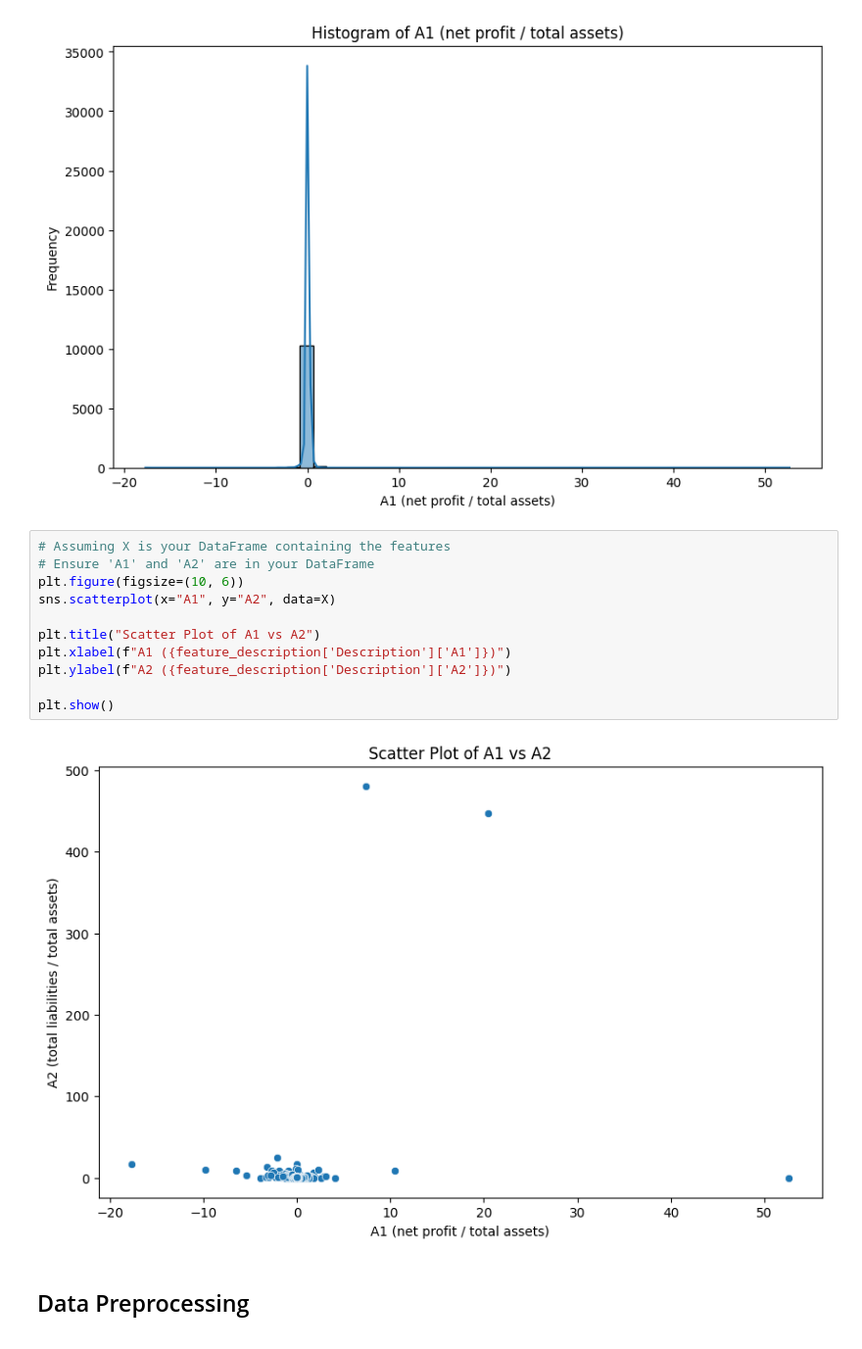
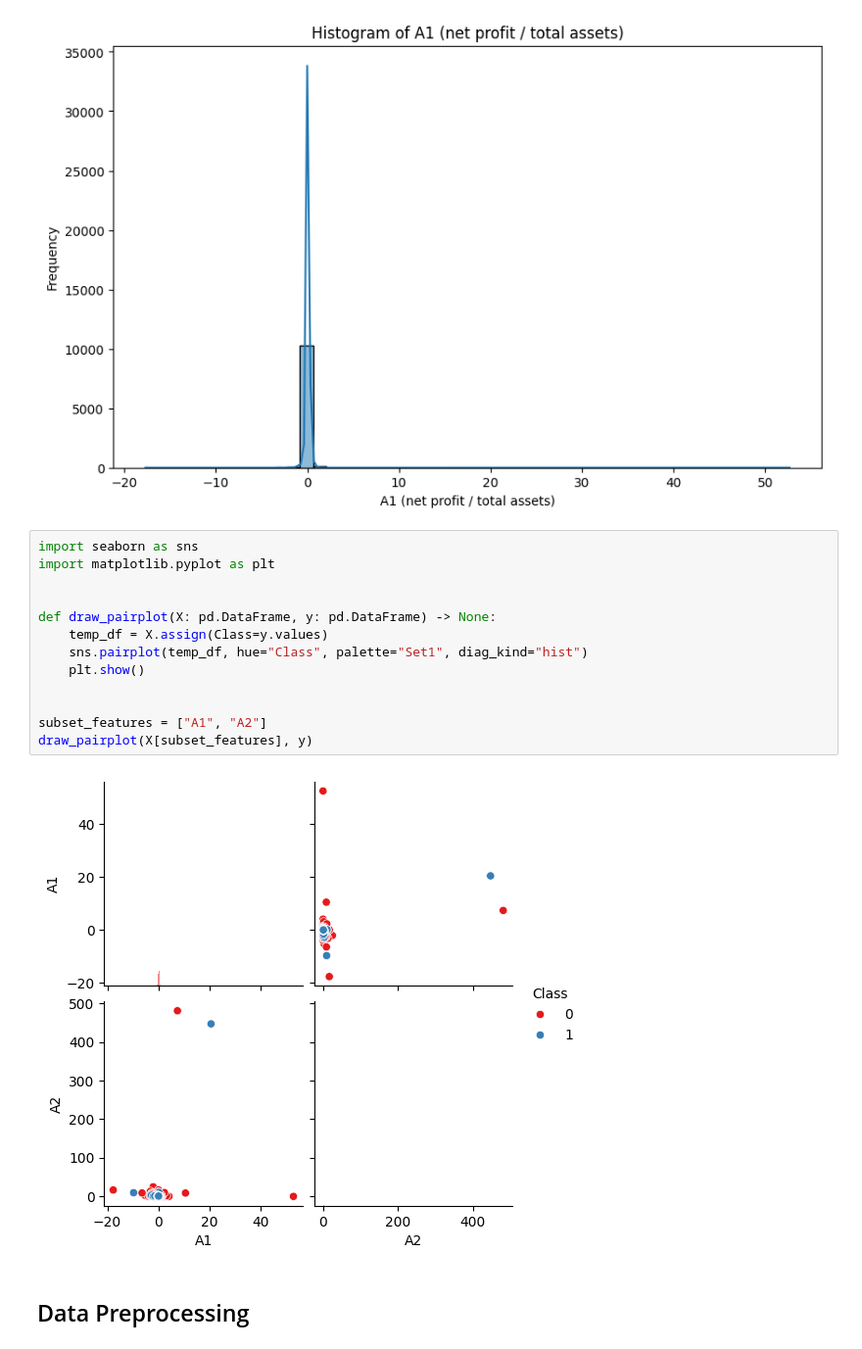
Before and after one commit to piotrdurniat/ml-l1-pcb, a Jupyter notebook: uczenie-maszynowe-lab-1.ipynb, the cells around one changed output. Shown at 98% size. Cells and saved outputs as stored; diff of their text form.

```diff
--- a/uczenie-maszynowe-lab-1.ipynb
+++ b/uczenie-maszynowe-lab-1.ipynb
@@ -309,19 +309,21 @@ plt.ylabel("Frequency")
 plt.show()
 # %% [output]
 [figure]
-# %%
-# Assuming X is your DataFrame containing the features
-# Ensure 'A1' and 'A2' are in your DataFrame
-plt.figure(figsize=(10, 6))
-sns.scatterplot(x="A1", y="A2", data=X)
-
-plt.title("Scatter Plot of A1 vs A2")
-plt.xlabel(f"A1 ({feature_description['Description']['A1']})")
-plt.ylabel(f"A2 ({feature_description['Description']['A2']})")
-
-plt.show()
-# %% [output]
-[figure, removed]
+# %%
+import seaborn as sns
+import matplotlib.pyplot as plt
+
+
+def draw_pairplot(X: pd.DataFrame, y: pd.DataFrame) -> None:
+    temp_df = X.assign(Class=y.values)
+    sns.pairplot(temp_df, hue="Class", palette="Set1", diag_kind="hist")
+    plt.show()
+
+
+subset_features = ["A1", "A2"]
+draw_pairplot(X[subset_features], y)
+# %% [output]
+[figure, added]
 # %% [markdown]
 ## Data Preprocessing
 # %%
```
Also changed, not shown: parts of 8 cells of this notebook.
